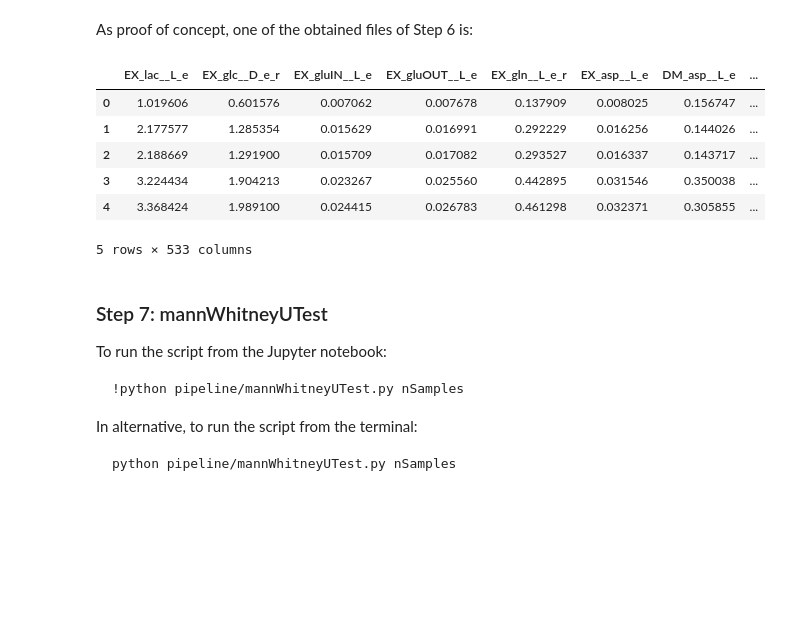
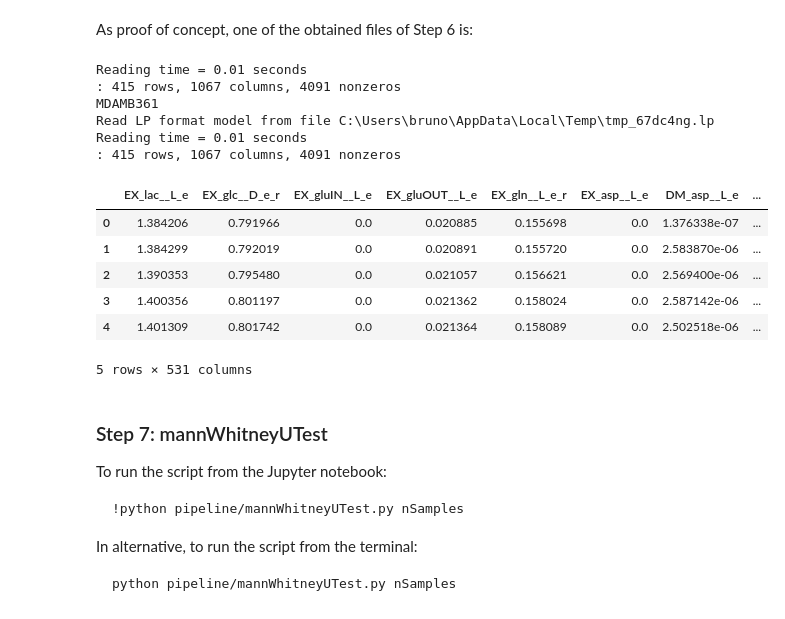
Before and after one commit to qLSLab/integrate, a Jupyter notebook: tutorial_integrate.ipynb, the cells around one changed output. Cells and saved outputs as stored; diff of their text form; code cells hidden in the pictures; blank space fills up the shorter version.

```diff
--- a/tutorial_integrate.ipynb
+++ b/tutorial_integrate.ipynb
@@ -210,18 +272,24 @@ Reading time = 0.00 seconds
 # %% [markdown]
 As proof of concept, one of the obtained files of Step 6 is:
 # %%
-tStampRandomSampling = '20210708135307'
-nSamples = 100
-dfOutput1 = pd.read_csv(os.path.join(OUTDIR, 'randomSampling_ENGRO2_nSol_' + str(nSamples) + '_MCF102A_' + tStampRandomSampling + '.csv'), sep = '\t')
+nSamples = 1000
+batch=0
+dfOutput1 = pd.read_csv(os.path.join(OUTDIR, 'randomSampling_ENGRO2_nSol_' + str(nSamples) +"_nBatch_"+str(batch)+ '_MDAMB231' + '.csv'), sep = '\t')
 dfOutput1.head()
 # %% [output]
+Reading time = 0.01 seconds
+: 415 rows, 1067 columns, 4091 nonzeros
+MDAMB361
+Read LP format model from file C:\Users\bruno\AppData\Local\Temp\tmp_67dc4ng.lp
+Reading time = 0.01 seconds
+: 415 rows, 1067 columns, 4091 nonzeros
 |  | EX_lac__L_e | EX_glc__D_e_r | EX_gluIN__L_e | EX_gluOUT__L_e | EX_gln__L_e_r | EX_asp__L_e | DM_asp__L_e | ... |
-| 0 | 1.019606 | 0.601576 | 0.007062 | 0.007678 | 0.137909 | 0.008025 | 0.156747 | ... |
-| 1 | 2.177577 | 1.285354 | 0.015629 | 0.016991 | 0.292229 | 0.016256 | 0.144026 | ... |
-| 2 | 2.188669 | 1.291900 | 0.015709 | 0.017082 | 0.293527 | 0.016337 | 0.143717 | ... |
-| 3 | 3.224434 | 1.904213 | 0.023267 | 0.025560 | 0.442895 | 0.031546 | 0.350038 | ... |
-| 4 | 3.368424 | 1.989100 | 0.024415 | 0.026783 | 0.461298 | 0.032371 | 0.305855 | ... |
+| 0 | 1.384206 | 0.791966 | 0.0 | 0.020885 | 0.155698 | 0.0 | 1.376338e-07 | ... |
+| 1 | 1.384299 | 0.792019 | 0.0 | 0.020891 | 0.155720 | 0.0 | 2.583870e-06 | ... |
+| 2 | 1.390353 | 0.795480 | 0.0 | 0.021057 | 0.156621 | 0.0 | 2.569400e-06 | ... |
+| 3 | 1.400356 | 0.801197 | 0.0 | 0.021362 | 0.158024 | 0.0 | 2.587142e-06 | ... |
+| 4 | 1.401309 | 0.801742 | 0.0 | 0.021364 | 0.158089 | 0.0 | 2.502518e-06 | ... |
-5 rows × 533 columns
+5 rows × 531 columns
 # %% [markdown]
 ### Step 7: mannWhitneyUTest
 
```
Also changed, not shown: parts of 34 cells of this notebook, 3 other files.
